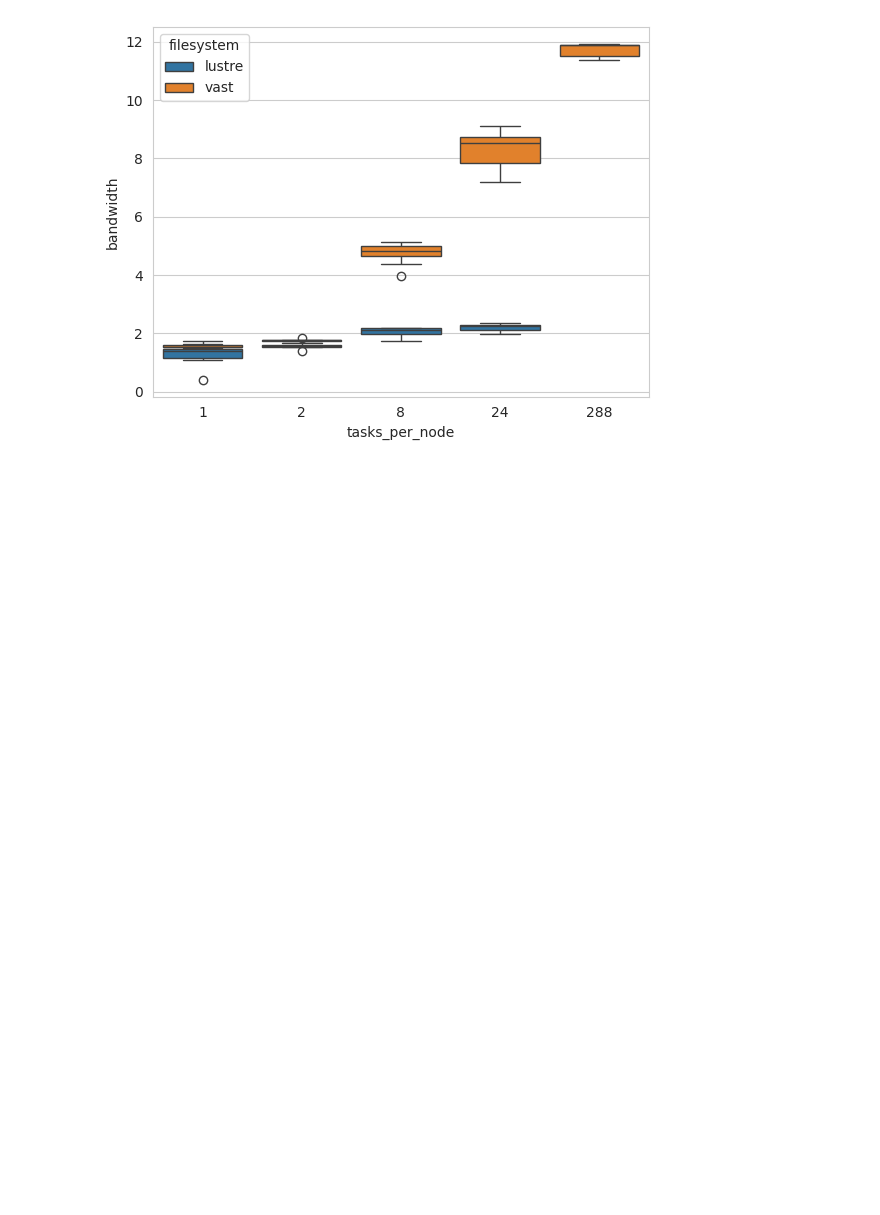
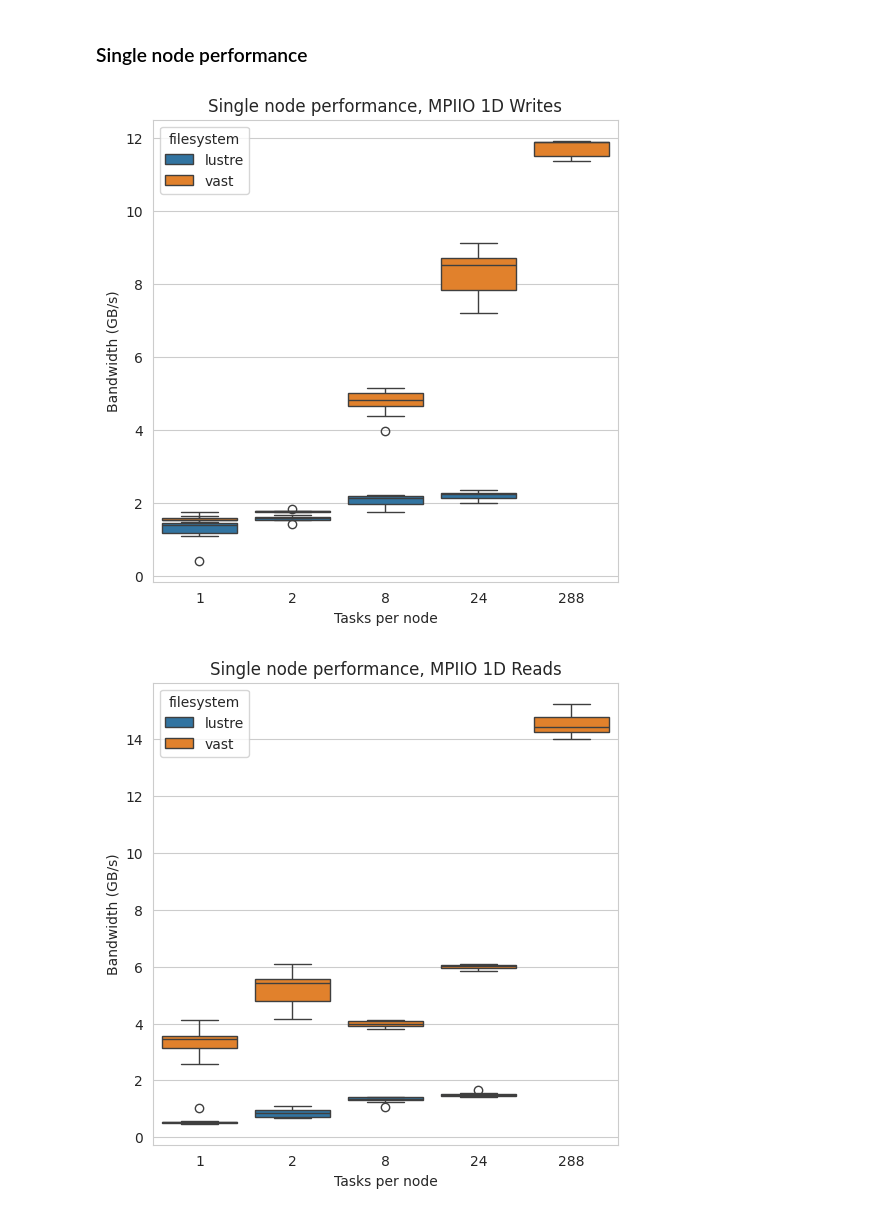
Before and after one commit to lucaparisi91/VAST-Cirrus-benchmarking, a Jupyter notebook: anal/reframe/anal.ipynb, the cells around one changed output. Drawn from its saved outputs; the diff is of its cells as text; code cells hidden in the pictures; blank space fills up the shorter version.

```diff
--- a/anal/reframe/anal.ipynb
+++ b/anal/reframe/anal.ipynb
@@ -81,3 +17,5 @@ base_path="/work/z19/z19/lparisi/nfs-testing/run-reframe/"
 filenames= ["mpi1DLustreN1-16T1-288Snum_nodesF4-32M.json","mpi1DVastN1-16T1-288Snum_nodesF4-32M.json"]
 
 data=load_cbenchio_reports(get_report_filenames(base_path, filenames))
+data["field_size_per_process_per_dimension"]/=2**20
+data
@@ -86,6 +36,14 @@ data=load_cbenchio_reports(get_report_filenames(base_path, filenames))
+# %% [markdown]
+### Single node performance
 # %%
-plot_data = data.query("nodes==1 & field_size_per_process_per_dimension==32 & stripes == 1 & name=='cbenchio_mpi_1D_write'")
-sns.boxplot(data=plot_data, x="tasks_per_node", y="bandwidth", hue="filesystem",dodge=False)
-plt.savefig("single_node_performance_mpi_1D.png", dpi=300, bbox_inches="tight")
+for operation in ["write","read"]:
+    fix,ax = plt.subplots(figsize=(6, 6))
+    plot_data = data.query(f"nodes==1 & field_size_per_process_per_dimension=={32} & stripes == 1 & name=='cbenchio_mpi_1D_{operation}'")
+    sns.boxplot(data=plot_data, x="tasks_per_node", y="bandwidth", hue="filesystem",dodge=False)
+    plt.savefig(f"single_node_performance_mpi_1D_{operation}.png", dpi=300, bbox_inches="tight")
+    ax.set_title(f"Single node performance, MPIIO 1D {operation.capitalize()}s")
+    ax.set_ylabel("Bandwidth (GB/s)")
+    ax.set_xlabel("Tasks per node")
 # %% [output]
-[figure, old version]
+[figure, new version]
+[figure, added]
```
Also changed, not shown: parts of 18 cells of this notebook.
